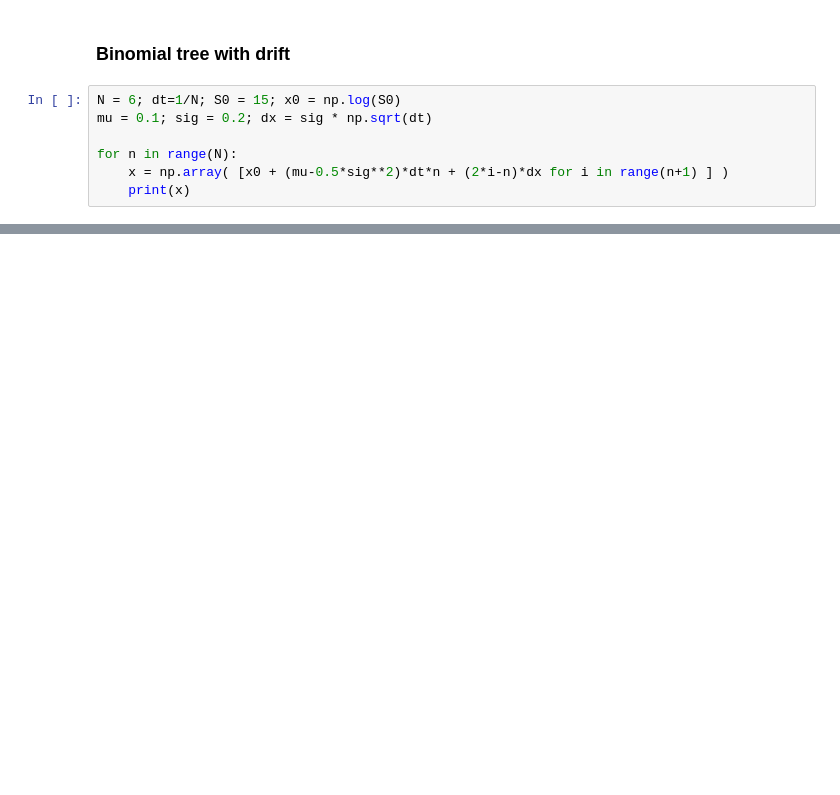
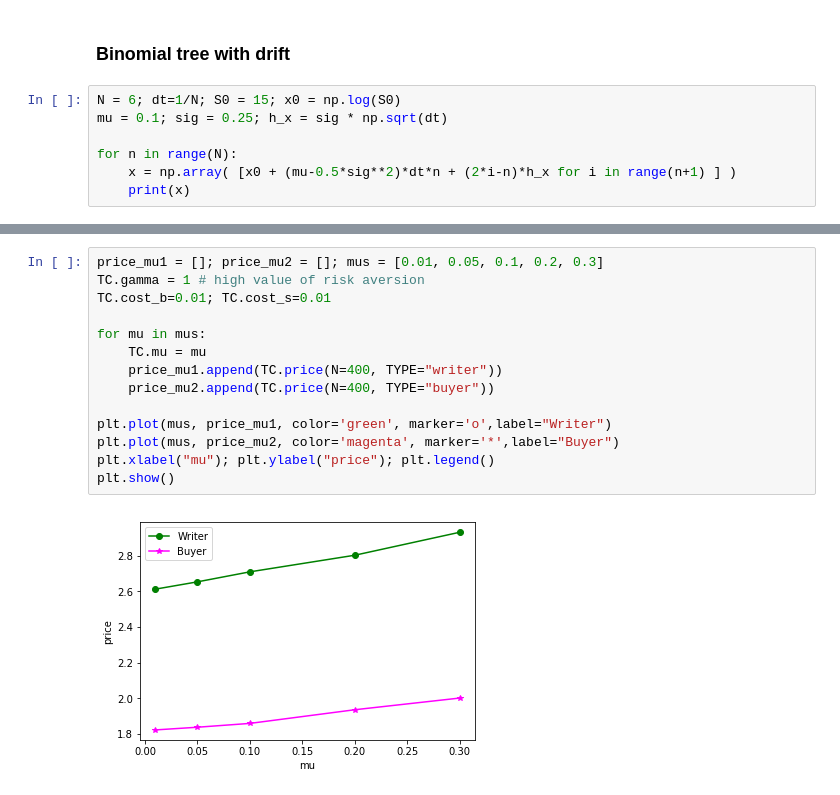
Before and after one commit to cantaro86/Financial-Models-Numerical-Methods, a Jupyter notebook: Option pricing with transaction costs.ipynb, the cells around one changed output, grey strips where cells are left out. Drawn from its saved outputs; the diff is of its cells as text; blank space fills up the shorter version.

```diff
--- a/Option pricing with transaction costs.ipynb
+++ b/Option pricing with transaction costs.ipynb
@@ -259,10 +266,10 @@ The variable $\Delta W_n$ has $\frac{1}{2}$ probability of being equal to $h_x$
 ### Binomial tree with drift
 # %%
 N = 6; dt=1/N; S0 = 15; x0 = np.log(S0)
-mu = 0.1; sig = 0.2; dx = sig * np.sqrt(dt)
+mu = 0.1; sig = 0.25; h_x = sig * np.sqrt(dt)
 
 for n in range(N):
-    x = np.array( [x0 + (mu-0.5*sig**2)*dt*n + (2*i-n)*dx for i in range(n+1) ] )
+    x = np.array( [x0 + (mu-0.5*sig**2)*dt*n + (2*i-n)*h_x for i in range(n+1) ] )
     print(x)
 # %% [output]
 [2.7080502]
@@ -296,0 +446,16 @@ diff_param = Diffusion_param(r=0.01, sig=0.2, mu=0.1)
+# %%
+price_mu1 = []; price_mu2 = []; mus = [0.01, 0.05, 0.1, 0.2, 0.3]
+TC.gamma = 1 # high value of risk aversion
+TC.cost_b=0.01; TC.cost_s=0.01
+
+for mu in mus:
+    TC.mu = mu
+    price_mu1.append(TC.price(N=400, TYPE="writer"))
+    price_mu2.append(TC.price(N=400, TYPE="buyer"))
+
+plt.plot(mus, price_mu1, color='green', marker='o',label="Writer")
+plt.plot(mus, price_mu2, color='magenta', marker='*',label="Buyer")
+plt.xlabel("mu"); plt.ylabel("price"); plt.legend()
+plt.show()
+# %% [output]
+[figure, added]
```
Also changed, not shown: parts of 25 cells of this notebook, 33 other files.
